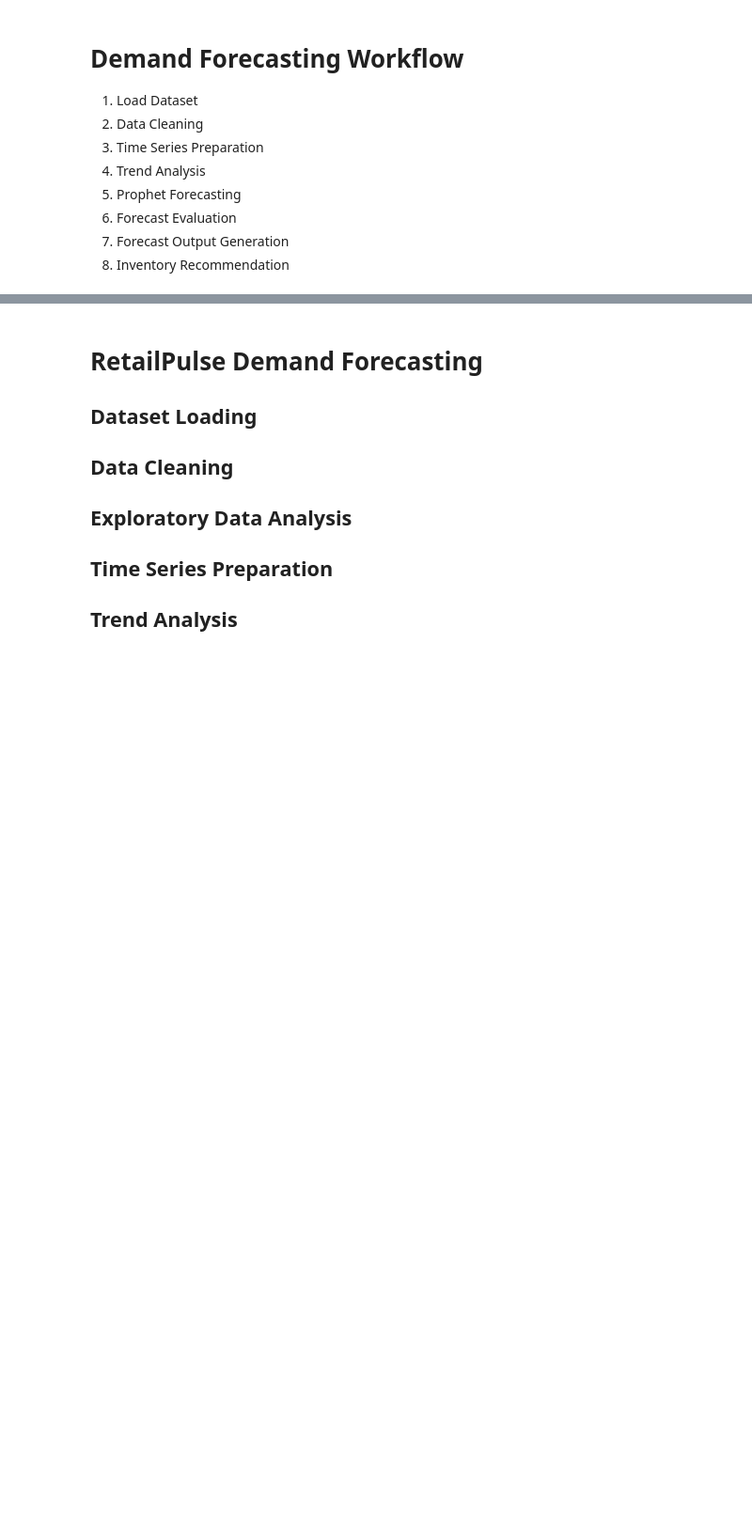
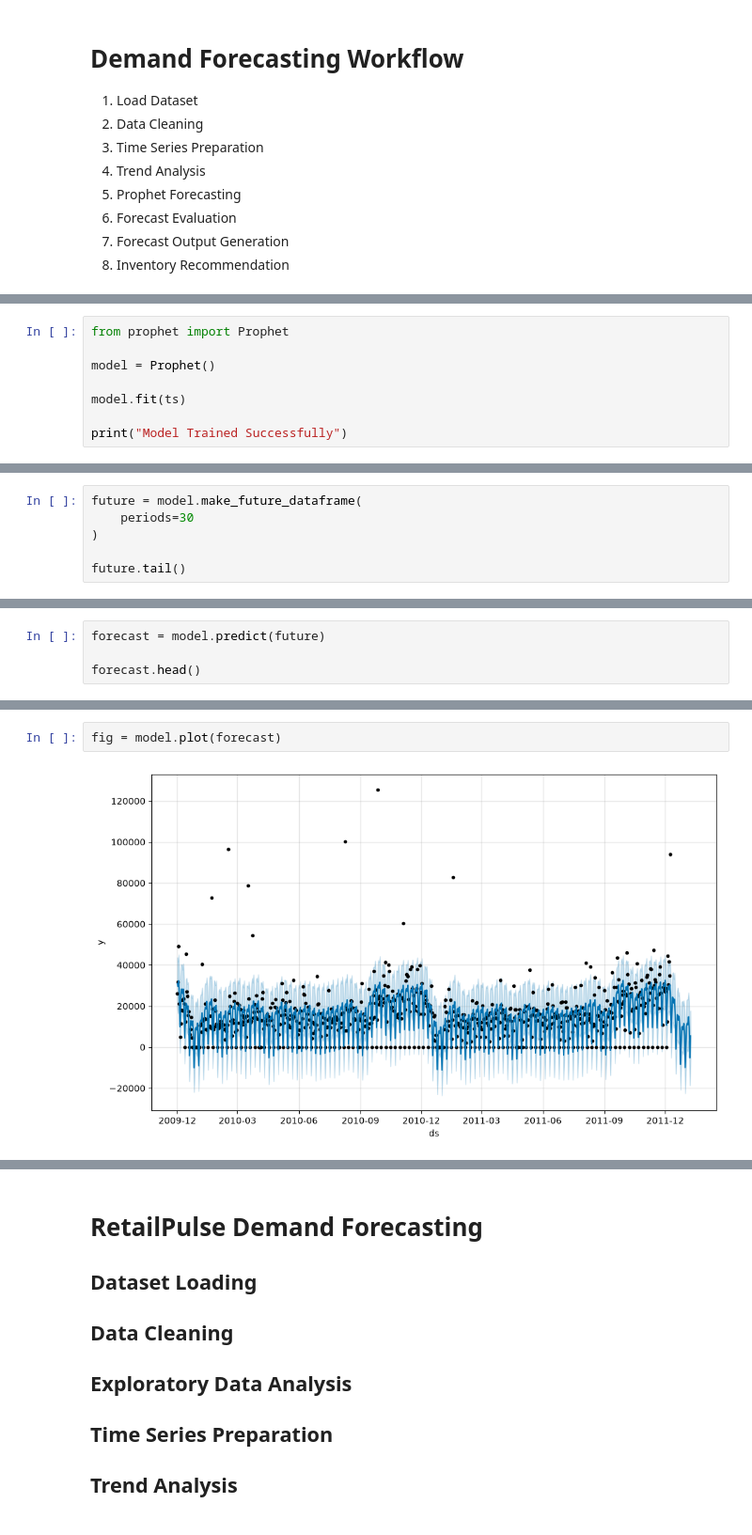
Before and after one commit to codeplayboy/RetailPulse-Zidio, a Jupyter notebook: notebooks/06_demand_forecasting.ipynb, the cells around one changed output, grey strips where cells are left out. Shown: that part at 94% size. Drawn from its saved outputs; the diff is of its cells as text; blank space fills up the shorter version.

```diff
--- a/notebooks/06_demand_forecasting.ipynb
+++ b/notebooks/06_demand_forecasting.ipynb
@@ -30,0 +222,8 @@ Primary Model: Prophet
+# %%
+from prophet import Prophet
+
+model = Prophet()
+
+model.fit(ts)
+
+print("Model Trained Successfully")
@@ -30,0 +234,6 @@ Primary Model: Prophet
+# %%
+future = model.make_future_dataframe(
+    periods=30
+)
+
+future.tail()
@@ -30,0 +247,4 @@ Primary Model: Prophet
+# %%
+forecast = model.predict(future)
+
+forecast.head()
@@ -30,0 +280,4 @@ Primary Model: Prophet
+# %%
+fig = model.plot(forecast)
+# %% [output]
+[figure, added]
```
Also changed, not shown: parts of 33 cells of this notebook, 5 other files.
